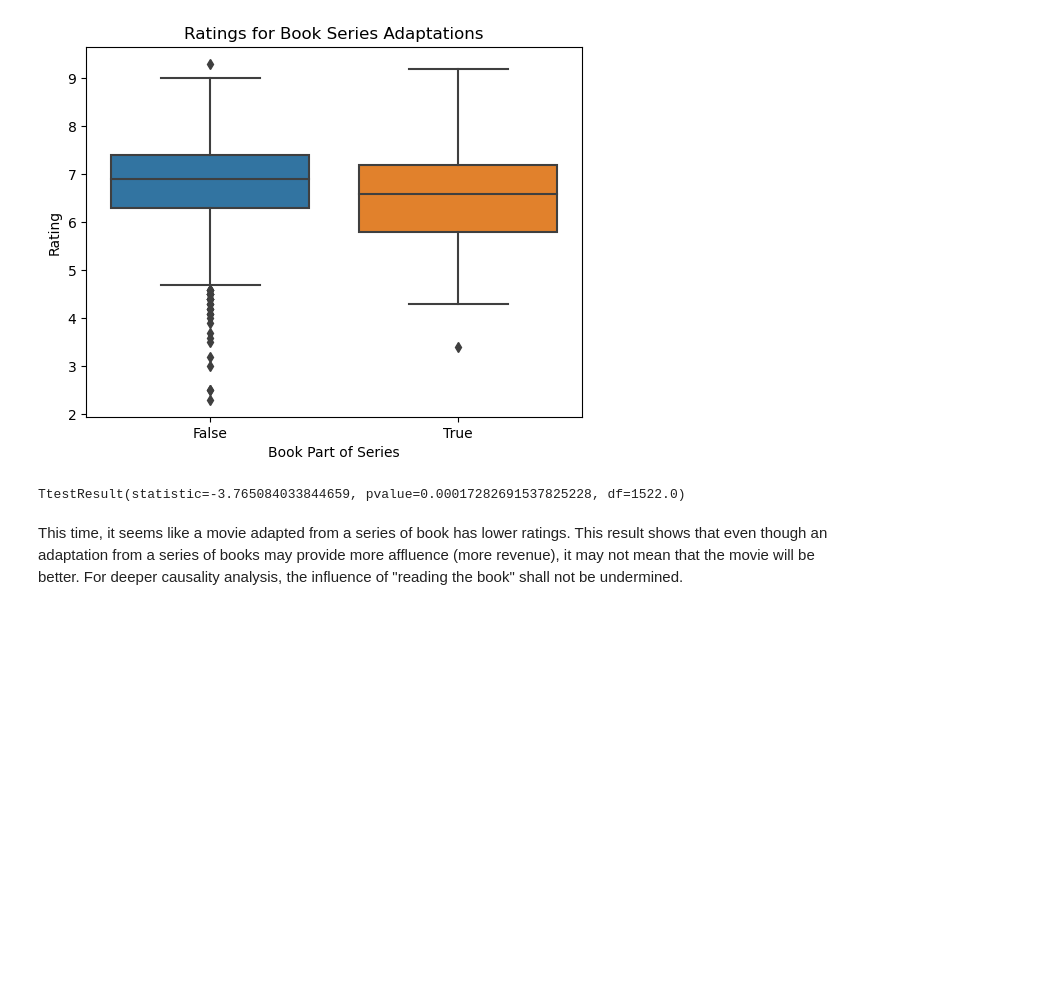
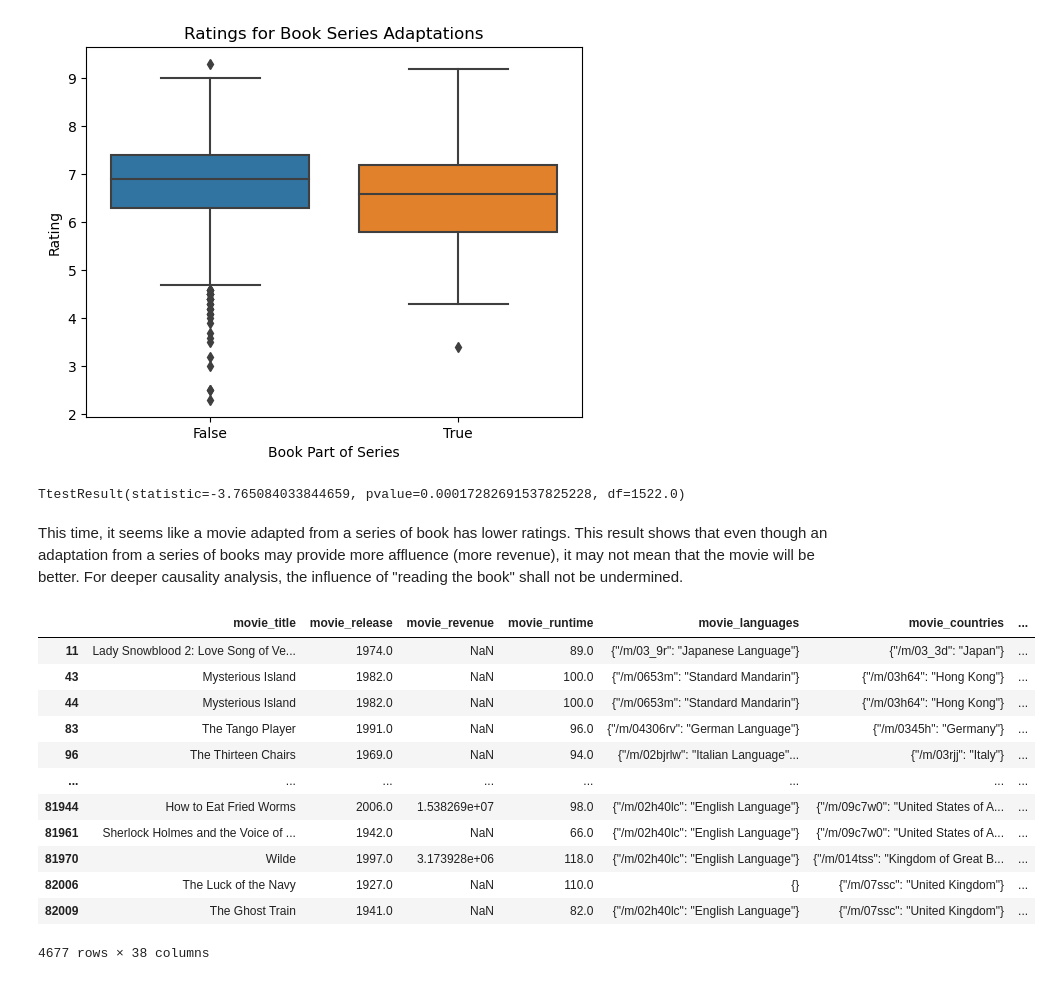
Before and after one commit to epfl-ada/ada-2023-project-team0110, a Jupyter notebook: milestone2.ipynb, the cells around one changed output. Saved outputs shown, nothing was run; the diff lists cells and outputs as text; code cells hidden in the pictures; blank space fills up the shorter version.

```diff
--- a/milestone2.ipynb
+++ b/milestone2.ipynb
@@ -426,3 +428,20 @@ st.ttest_ind(book_adaptation_df.query('book_part_of_series==1')['imdb_rating'],b
 TtestResult(statistic=-3.765084033844659, pvalue=0.00017282691537825228, df=1522.0)
 # %% [markdown]
 This time, it seems like a movie adapted from a series of book has lower ratings. This result shows that even though an adaptation from a series of books may provide more affluence (more revenue), it may not mean that the movie will be better. For deeper causality analysis, the influence of "reading the book" shall not be undermined.
+# %%
+book_adaptation_df = pd.read_csv("data/book_adaptation.csv").query('movie_is_adaptation==True')
+book_adaptation_df
+# %% [output]
+|  | movie_title | movie_release | movie_revenue | movie_runtime | movie_languages | movie_countries | ... |
+| 11 | Lady Snowblood 2: Love Song of Ve... | 1974.0 | NaN | 89.0 | {"/m/03_9r": "Japanese Language"} | {"/m/03_3d": "Japan"} | ... |
+| 43 | Mysterious Island | 1982.0 | NaN | 100.0 | {"/m/0653m": "Standard Mandarin"} | {"/m/03h64": "Hong Kong"} | ... |
+| 44 | Mysterious Island | 1982.0 | NaN | 100.0 | {"/m/0653m": "Standard Mandarin"} | {"/m/03h64": "Hong Kong"} | ... |
+| 83 | The Tango Player | 1991.0 | NaN | 96.0 | {"/m/04306rv": "German Language"} | {"/m/0345h": "Germany"} | ... |
+| 96 | The Thirteen Chairs | 1969.0 | NaN | 94.0 | {"/m/02bjrlw": "Italian Language"... | {"/m/03rjj": "Italy"} | ... |
+| ... | ... | ... | ... | ... | ... | ... | ... |
+| 81944 | How to Eat Fried Worms | 2006.0 | 1.538269e+07 | 98.0 | {"/m/02h40lc": "English Language"} | {"/m/09c7w0": "United States of A... | ... |
+| 81961 | Sherlock Holmes and the Voice of ... | 1942.0 | NaN | 66.0 | {"/m/02h40lc": "English Language"} | {"/m/09c7w0": "United States of A... | ... |
+| 81970 | Wilde | 1997.0 | 3.173928e+06 | 118.0 | {"/m/02h40lc": "English Language"} | {"/m/014tss": "Kingdom of Great B... | ... |
+| 82006 | The Luck of the Navy | 1927.0 | NaN | 110.0 | {} | {"/m/07ssc": "United Kingdom"} | ... |
+| 82009 | The Ghost Train | 1941.0 | NaN | 82.0 | {"/m/02h40lc": "English Language"} | {"/m/07ssc": "United Kingdom"} | ... |
+4677 rows × 38 columns
```
Also changed, not shown: parts of 7 cells of this notebook, 1 other file.
